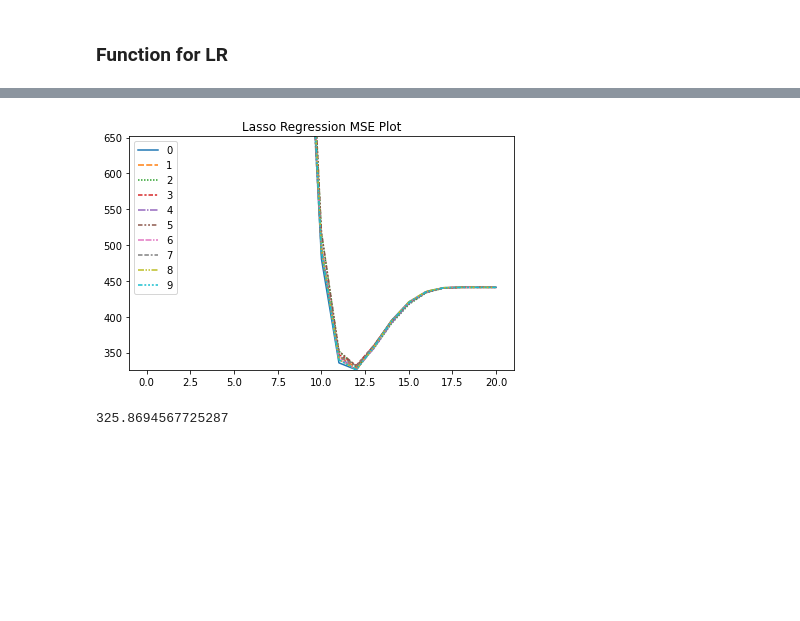
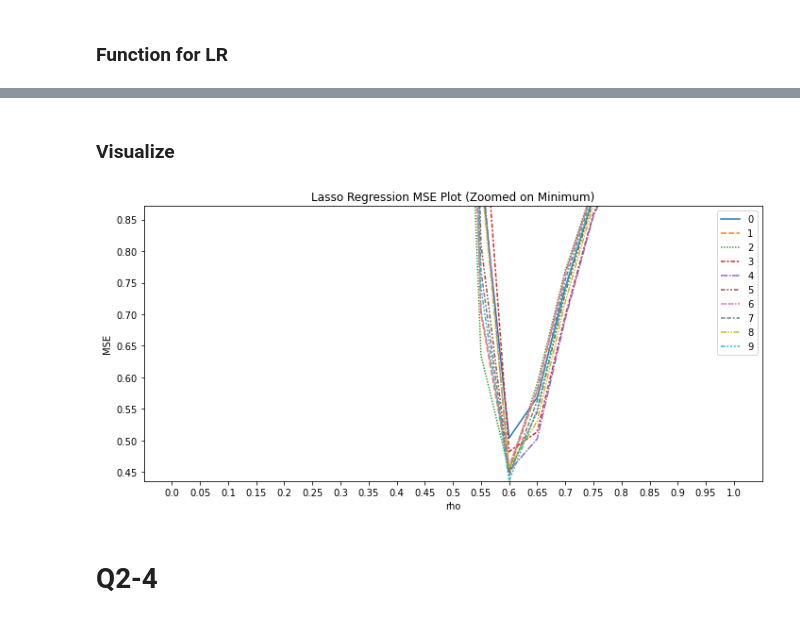
Before and after one commit to NoiRC256/mast30034_assignment_1, a Jupyter notebook: code/main.ipynb, the cells around one changed output, grey strips where cells are left out. Drawn from its saved outputs; the diff is of its cells as text; code cells hidden in the pictures; blank space fills up the shorter version.

```diff
--- a/code/main.ipynb
+++ b/code/main.ipynb
@@ -590,14 +597,28 @@ MSE_matrix_df = pd.DataFrame(MSE_matrix).T
+# %% [markdown]
+### Visualize
 # %%
-fig = sns.lineplot(data=MSE_matrix_df)
-fig.set_title("Lasso Regression MSE Plot")
+MSE_matrix_df = pd.DataFrame(MSE_matrix).T
 
-fig.set_ylim([MSE_matrix_df.min().min(),MSE_matrix_df.min().min()*2])
+fig, axes = plt.subplots(1, figsize=(10,5))
+
+sns.lineplot(data=MSE_matrix_df)
+
+axes.set_title("Lasso Regression MSE Plot (Zoomed on Minimum)")
+
+axes.set_xticks(range(0,21))
+axes.set_xticklabels(rhos)
+
+axes.set_ylim([MSE_matrix_df.min().min(),MSE_matrix_df.min().min()*2])
+
+axes.set_xlabel("rho")
+axes.set_ylabel("MSE")
+
 
 plt.tight_layout()
 plt.show()
 # %% [output]
-[figure, old version]
+[figure, new version]
 # %%
-MSE_matrix_df.min().min()
+# MSE is minimized for rho = 0.6;
-# %% [output]
-325.8694567725287
+# %% [markdown]
+# Q2-4
```
Also changed, not shown: parts of 20 cells of this notebook.
